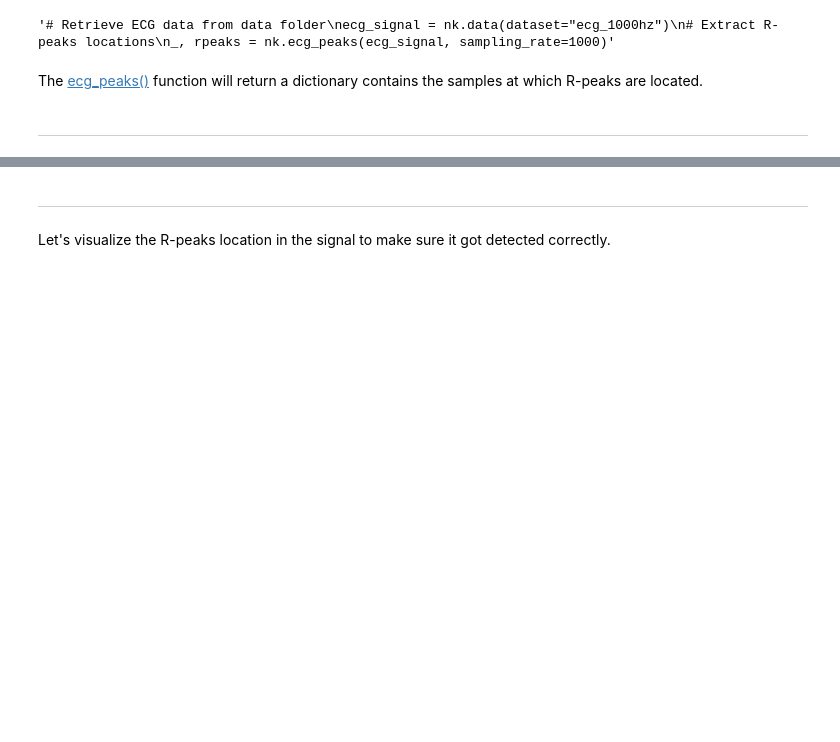
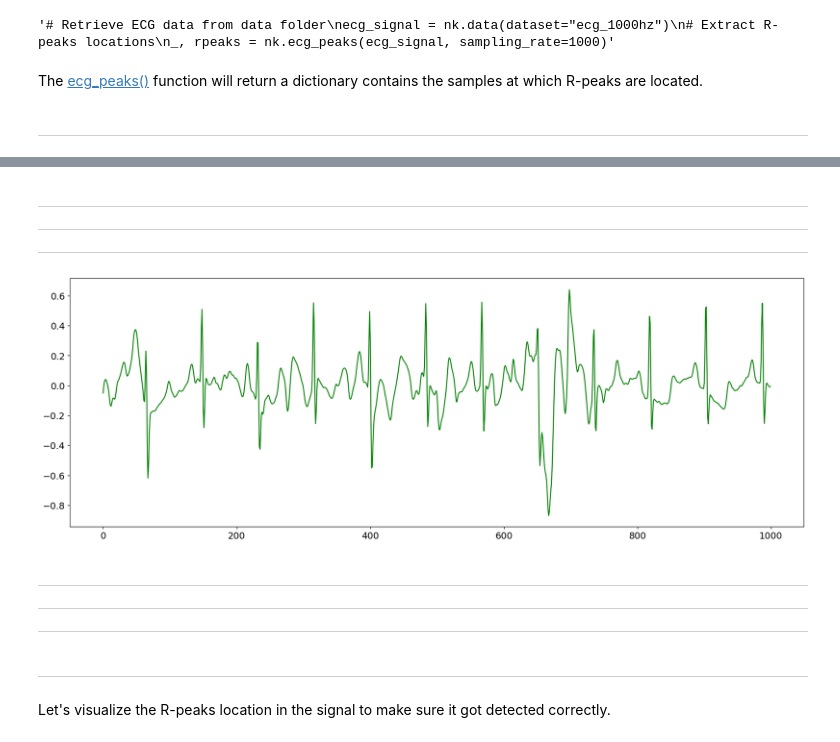
Before and after one commit to RafsanJany-44/VitalDB_Research_Initial, a Jupyter notebook: ecg_delineate.ipynb, the cells around one changed output, grey strips where cells are left out. Saved outputs shown, nothing was run; the diff lists cells and outputs as text; code cells hidden in the pictures; blank space fills up the shorter version.

```diff
--- a/ecg_delineate.ipynb
+++ b/ecg_delineate.ipynb
@@ -76,0 +97,16 @@ plt.show()
+# %% [markdown]
+
+
+---
+
+
+---
+
+
+
+
+---
+# %%
+nrml_plt(ecg)
+# %% [output]
+[figure, added]
@@ -77,3 +115,15 @@ plt.show()
+# %% [markdown]
+
+
+---
+
+
+
+---
+
+
+
+---
 # %%
 _, rpeaks = nk.ecg_peaks(ecg, sampling_rate=srate)
 # %% [markdown]
```
Also changed, not shown: parts of 4 cells of this notebook.
